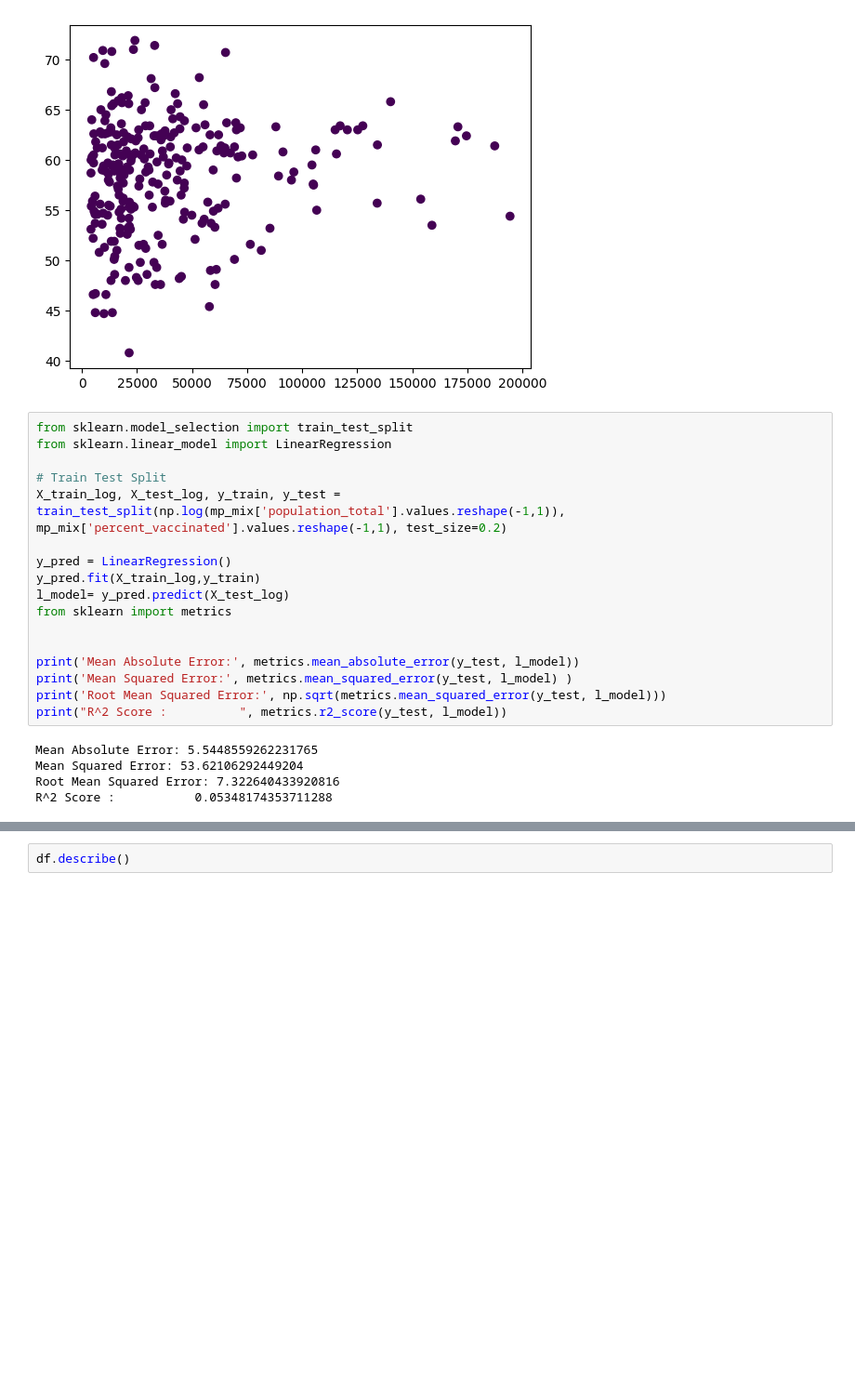
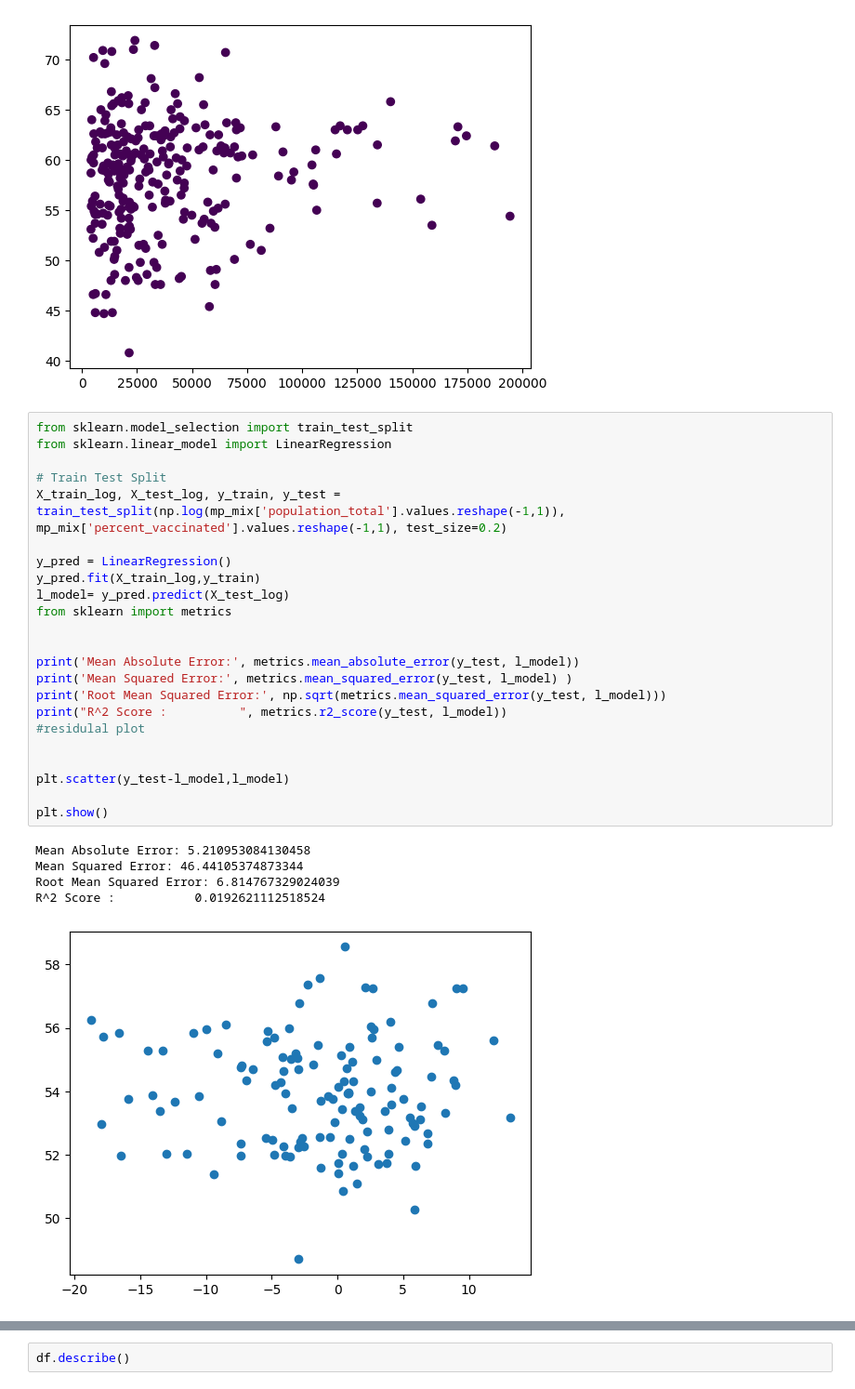
Before and after one commit to bahadurvikram/EC2024, a Jupyter notebook: code/vikram.ipynb, the cells around one changed output, grey strips where cells are left out. Shown at 93% size. Cells and saved outputs as stored; diff of their text form; blank space fills up the shorter version.

```diff
--- a/code/vikram.ipynb
+++ b/code/vikram.ipynb
@@ -83,23 +120,30 @@ df_filtered['population_total'].corr(df_filtered['percent_vaccinated'])
 # %%
 from sklearn.model_selection import train_test_split
 from sklearn.linear_model import LinearRegression
 
 # Train Test Split
 X_train_log, X_test_log, y_train, y_test = train_test_split(np.log(mp_mix['population_total'].values.reshape(-1,1)), mp_mix['percent_vaccinated'].values.reshape(-1,1), test_size=0.2)
 
 y_pred = LinearRegression()
 y_pred.fit(X_train_log,y_train)
 l_model= y_pred.predict(X_test_log)
 from sklearn import metrics
 
 
 print('Mean Absolute Error:', metrics.mean_absolute_error(y_test, l_model))
 print('Mean Squared Error:', metrics.mean_squared_error(y_test, l_model) )
 print('Root Mean Squared Error:', np.sqrt(metrics.mean_squared_error(y_test, l_model)))
 print("R^2 Score :          ", metrics.r2_score(y_test, l_model))
+#residulal plot
+
+
+plt.scatter(y_test-l_model,l_model)
+
+plt.show()
 # %% [output]
-Mean Absolute Error: 5.5448559262231765
-Mean Squared Error: 53.62106292449204
-Root Mean Squared Error: 7.322640433920816
-R^2 Score :           0.05348174353711288
+Mean Absolute Error: 5.210953084130458
+Mean Squared Error: 46.44105374873344
+Root Mean Squared Error: 6.814767329024039
+R^2 Score :           0.0192621112518524
+[figure, added]
 # %%
```
Also changed, not shown: parts of 5 cells of this notebook, 1 other file.
